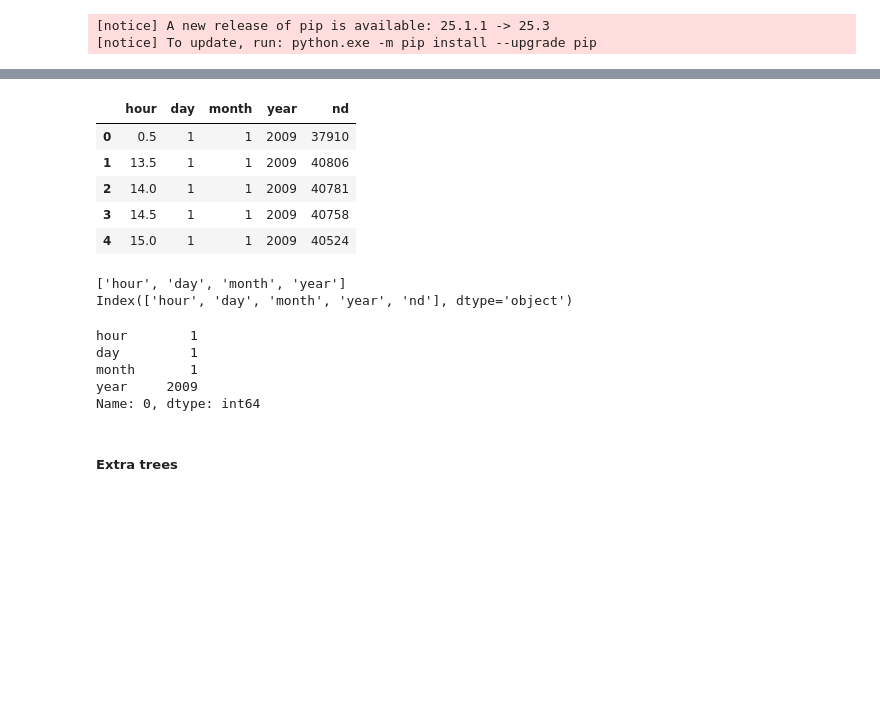
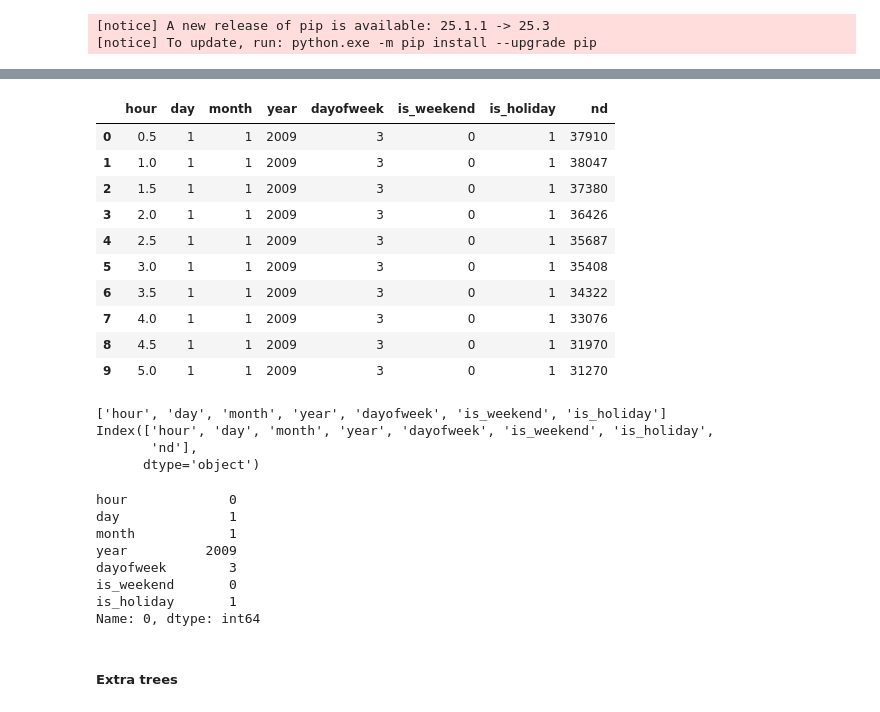
Before and after one commit to TiebeG/CloudAI-Project, a Jupyter notebook: Models/Time-modelDemand.ipynb, the cells around one changed output, grey strips where cells are left out. Saved outputs shown, nothing was run; the diff lists cells and outputs as text; code cells hidden in the pictures; blank space fills up the shorter version.

```diff
--- a/Models/Time-modelDemand.ipynb
+++ b/Models/Time-modelDemand.ipynb
@@ -59,21 +59,21 @@ import holidays
 # assume demand_df already loaded and settlement_date is datetime
 df = demand_df.copy()
 df['settlement_date'] = pd.to_datetime(df['settlement_date'])
-df = df.sort_values('settlement_date').reset_index(drop=True)
+#df = df.sort_values('settlement_date').reset_index(drop=True)
 
 # 1. Feature engineering (lags + rolling)
 def make_features(df, lags=[1,48,336], rolls=[3,6,24,48]):
     df2 = df.copy()
     # time features
     df2['hour'] = df2['settlement_period']/2 # Make sure its an int
-    #df2['dayofweek'] = df2['settlement_date'].dt.dayofweek
+    df2['dayofweek'] = df2['settlement_date'].dt.dayofweek
     df2['day'] = df2['settlement_date'].dt.day
     df2['month'] = df2['settlement_date'].dt.month
     df2['year'] = df2['settlement_date'].dt.year
-    #df2['is_weekend'] = df2['dayofweek'].isin([5,6]).astype(int)
+    df2['is_weekend'] = df2['dayofweek'].isin([5,6]).astype(int)
 
     uk_holidays = holidays.UnitedKingdom()
-    #df2['is_holiday'] = df2['settlement_date'].dt.date.apply(lambda x: x in uk_holidays).astype(int)
+    df2['is_holiday'] = df2['settlement_date'].dt.date.apply(lambda x: x in uk_holidays).astype(int)
 
     # lag features
     for l in lags:
@@ -85,7 +85,7 @@ def make_features(df, lags=[1,48,336], rolls=[3,6,24,48]):
         df2[f'nd_roll_std_{r}']  = df2['nd'].shift(1).rolling(r).std()
 
     # fill or leave NaNs (we use drop for simplicity)
-    return df2[['hour', 'day', 'month', 'year'] +
+    return df2[['hour', 'day', 'month', 'year', 'dayofweek', 'is_weekend', 'is_holiday'] +
                 ['nd']]
 
 df_feat = make_features(df)
@@ -100,12 +116,17 @@ test  = df_feat.iloc[train_idx:]
 # %%
-train.head()
+train.head(10)
 # %% [output]
-|  | hour | day | month | year | nd |
-| 0 | 0.5 | 1 | 1 | 2009 | 37910 |
-| 1 | 13.5 | 1 | 1 | 2009 | 40806 |
-| 2 | 14.0 | 1 | 1 | 2009 | 40781 |
-| 3 | 14.5 | 1 | 1 | 2009 | 40758 |
-| 4 | 15.0 | 1 | 1 | 2009 | 40524 |
+|  | hour | day | month | year | dayofweek | is_weekend | is_holiday | nd |
+| 0 | 0.5 | 1 | 1 | 2009 | 3 | 0 | 1 | 37910 |
+| 1 | 1.0 | 1 | 1 | 2009 | 3 | 0 | 1 | 38047 |
+| 2 | 1.5 | 1 | 1 | 2009 | 3 | 0 | 1 | 37380 |
+| 3 | 2.0 | 1 | 1 | 2009 | 3 | 0 | 1 | 36426 |
+| 4 | 2.5 | 1 | 1 | 2009 | 3 | 0 | 1 | 35687 |
+| 5 | 3.0 | 1 | 1 | 2009 | 3 | 0 | 1 | 35408 |
+| 6 | 3.5 | 1 | 1 | 2009 | 3 | 0 | 1 | 34322 |
+| 7 | 4.0 | 1 | 1 | 2009 | 3 | 0 | 1 | 33076 |
+| 8 | 4.5 | 1 | 1 | 2009 | 3 | 0 | 1 | 31970 |
+| 9 | 5.0 | 1 | 1 | 2009 | 3 | 0 | 1 | 31270 |
 # %%
 # Select features and target
 features = [c for c in df_feat.columns if c not in ['settlement_date', 'nd']]
@@ -120,18 +141,23 @@ y_test = test[target]
 print(features)
 print(df_feat.columns)
 # %% [output]
-['hour', 'day', 'month', 'year']
-Index(['hour', 'day', 'month', 'year', 'nd'], dtype='object')
+['hour', 'day', 'month', 'year', 'dayofweek', 'is_weekend', 'is_holiday']
+Index(['hour', 'day', 'month', 'year', 'dayofweek', 'is_weekend', 'is_holiday',
+       'nd'],
+      dtype='object')
 # %%
 feature_names = features
-features_dict = {'hour': 1, 'day': 1, 'month': 1, 'year': 2009}
+features_dict = {'day': 1, 'month': 1, 'year': 2009, 'hour': 0, 'dayofweek': 3, 'is_weekend': 0, 'is_holiday': 1}
 df_test = pd.DataFrame([features_dict], columns=feature_names)
 print(df_test.iloc[0])
 # %% [output]
-hour        1
-day         1
-month       1
-year     2009
+hour             0
+day              1
+month            1
+year          2009
+dayofweek        3
+is_weekend       0
+is_holiday       1
 Name: 0, dtype: int64
 # %% [markdown]
 ##### Extra trees
```
Also changed, not shown: parts of 6 cells of this notebook, 11 other files.
